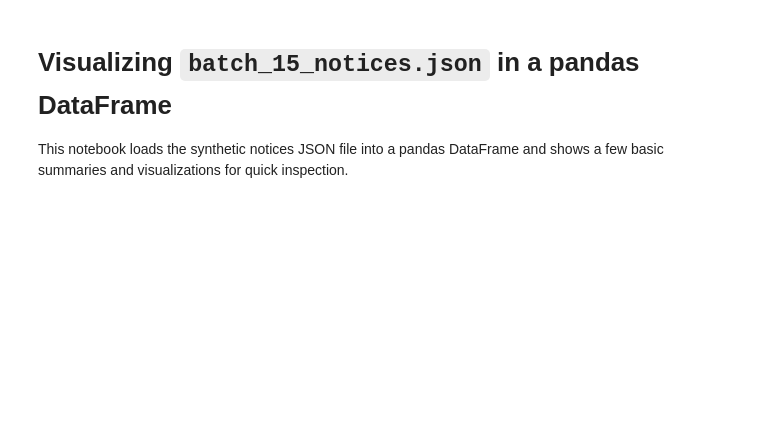
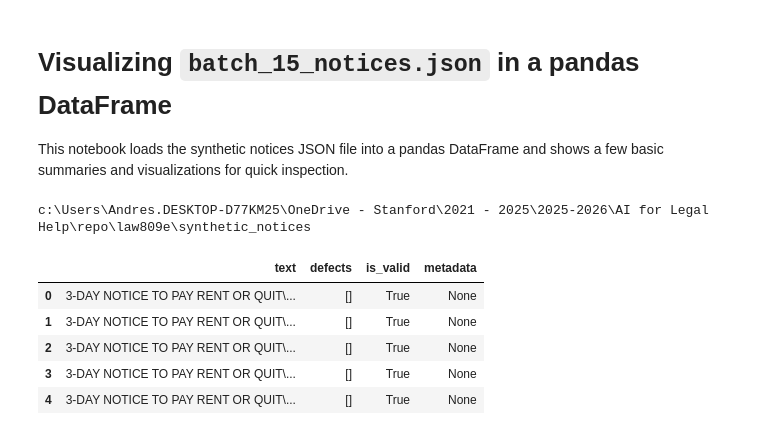
Before and after one commit to afsuarezg/law809e, a Jupyter notebook: synthetic_notices/visualize_batch_15_notices.ipynb, the cells around one changed output. Cells and saved outputs as stored; diff of their text form; code cells hidden in the pictures; blank space fills up the shorter version.

```diff
--- a/synthetic_notices/visualize_batch_15_notices.ipynb
+++ b/synthetic_notices/visualize_batch_15_notices.ipynb
@@ -13,15 +13,24 @@ import matplotlib.pyplot as plt
 # %%
 # Load JSON file into a pandas DataFrame
 base_dir = Path.cwd()
-json_path = base_dir / "synthetic_notices" / "output" / "LLM_generated" / "batch_15_notices.json"
+print(base_dir)
+json_path = base_dir / "output" / "LLM_generated" / "batch_15_notices.json"
 
 with json_path.open("r", encoding="utf-8") as f:
     data = json.load(f)
 
 # `notices` is the list we care about for tabular analysis
 notices = data["notices"]
 
 # Create a DataFrame
 notices_df = pd.DataFrame(notices)
 
 notices_df.head()
+# %% [output]
+c:\Users\Andres.DESKTOP-D77KM25\OneDrive - Stanford\2021 - 2025\2025-2026\AI for Legal Help\repo\law809e\synthetic_notices
+|  | text | defects | is_valid | metadata |
+| 0 | 3-DAY NOTICE TO PAY RENT OR QUIT\... | [] | True | None |
+| 1 | 3-DAY NOTICE TO PAY RENT OR QUIT\... | [] | True | None |
+| 2 | 3-DAY NOTICE TO PAY RENT OR QUIT\... | [] | True | None |
+| 3 | 3-DAY NOTICE TO PAY RENT OR QUIT\... | [] | True | None |
+| 4 | 3-DAY NOTICE TO PAY RENT OR QUIT\... | [] | True | None |
```
Also changed, not shown: parts of 5 cells of this notebook, 2 other files.
